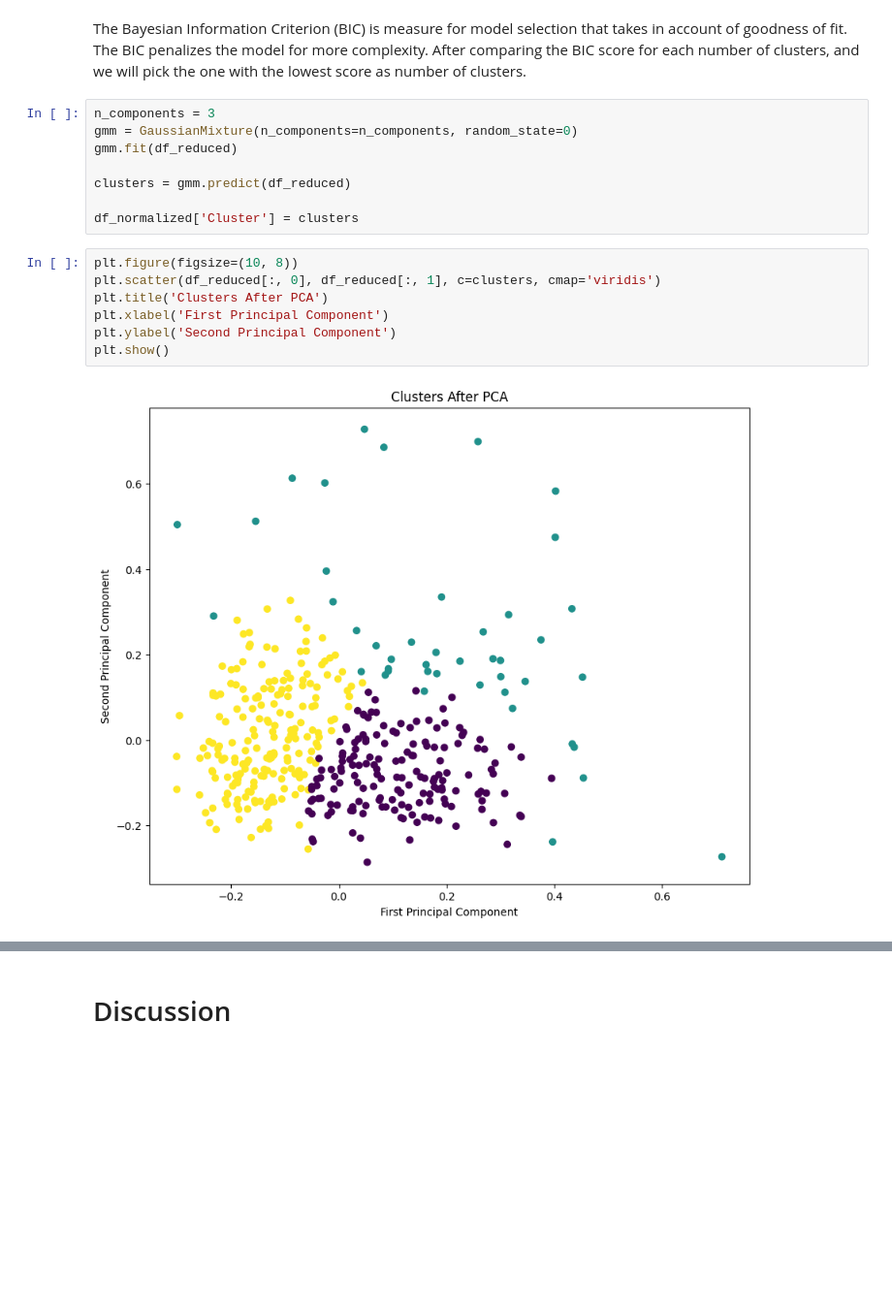
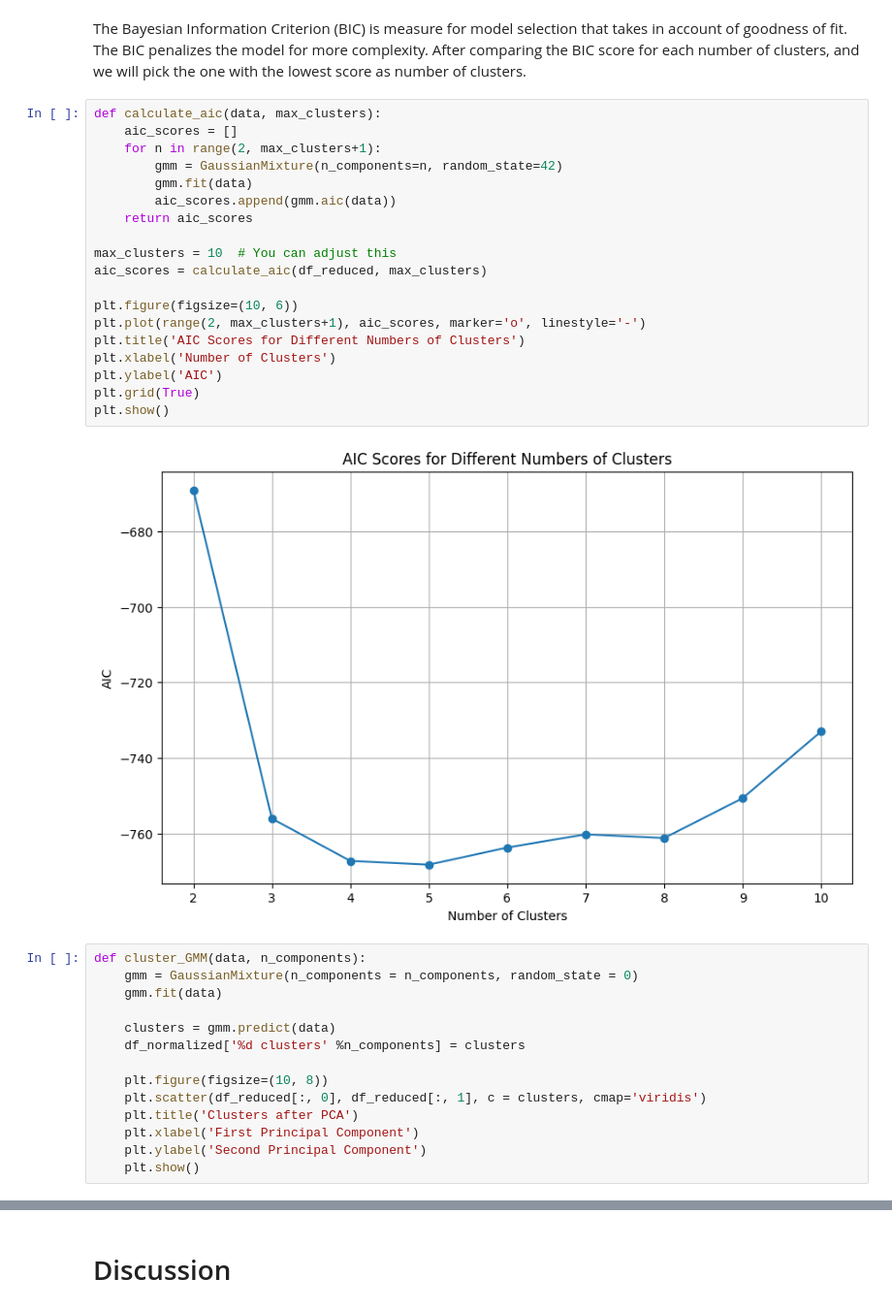
Before and after one commit to Purpup/COGS118B-Project, a Jupyter notebook: FinalProject.ipynb, the cells around one changed output, grey strips where cells are left out. Shown at 97% size. Saved outputs shown, nothing was run; the diff lists cells and outputs as text; blank space fills up the shorter version.

Commit message:
revised GMM cluster to be function and added AIC

```diff
--- a/FinalProject.ipynb
+++ b/FinalProject.ipynb
@@ -364,20 +364,38 @@ plt.show()
 [figure]
 # %% [markdown]
 The Bayesian Information Criterion (BIC) is measure for model selection that takes in account of goodness of fit. The BIC penalizes the model for more complexity. After comparing the BIC score for each number of clusters, and we will pick the one with the lowest score as number of clusters.
-# %%
-n_components = 3
-gmm = GaussianMixture(n_components=n_components, random_state=0)
-gmm.fit(df_reduced)
-
-clusters = gmm.predict(df_reduced)
-
-df_normalized['Cluster'] = clusters
+# %%
+def calculate_aic(data, max_clusters):
+    aic_scores = []
+    for n in range(2, max_clusters+1):
+        gmm = GaussianMixture(n_components=n, random_state=42)
+        gmm.fit(data)
+        aic_scores.append(gmm.aic(data))
+    return aic_scores
+
+max_clusters = 10  # You can adjust this
+aic_scores = calculate_aic(df_reduced, max_clusters)
+
+plt.figure(figsize=(10, 6))
+plt.plot(range(2, max_clusters+1), aic_scores, marker='o', linestyle='-')
+plt.title('AIC Scores for Different Numbers of Clusters')
+plt.xlabel('Number of Clusters')
+plt.ylabel('AIC')
+plt.grid(True)
+plt.show()
+# %% [output]
+[figure, added]
 # %%
-plt.figure(figsize=(10, 8))
-plt.scatter(df_reduced[:, 0], df_reduced[:, 1], c=clusters, cmap='viridis')
-plt.title('Clusters After PCA')
-plt.xlabel('First Principal Component')
-plt.ylabel('Second Principal Component')
-plt.show()
+def cluster_GMM(data, n_components):
+    gmm = GaussianMixture(n_components = n_components, random_state = 0)
+    gmm.fit(data)
+
+    clusters = gmm.predict(data)
+    df_normalized['%d clusters' %n_components] = clusters
+
+    plt.figure(figsize=(10, 8))
+    plt.scatter(df_reduced[:, 0], df_reduced[:, 1], c = clusters, cmap='viridis')
+    plt.title('Clusters after PCA')
+    plt.xlabel('First Principal Component')
+    plt.ylabel('Second Principal Component')
+    plt.show()
-# %% [output]
-[figure, removed]
```
Also changed, not shown: parts of 4 cells of this notebook.
